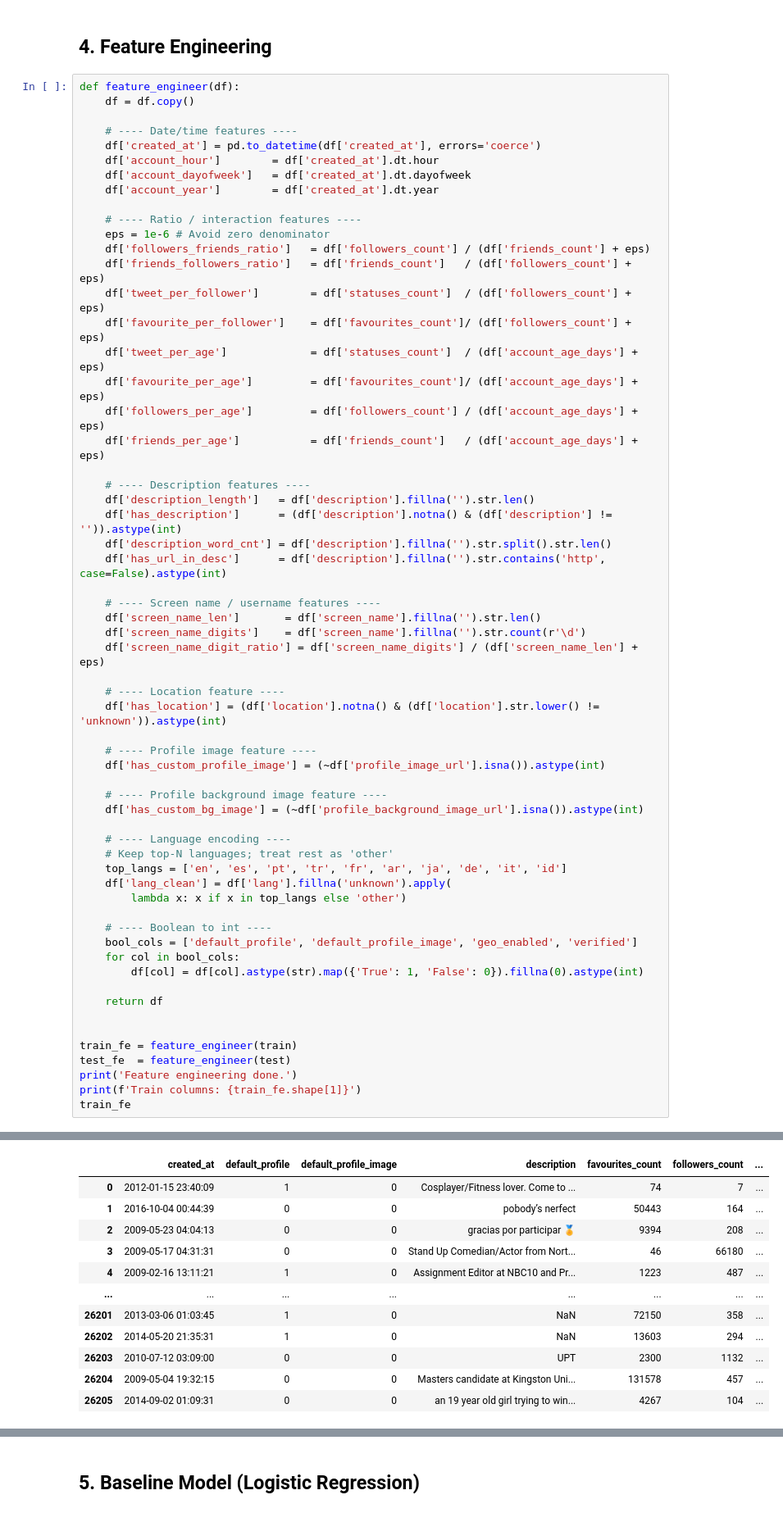
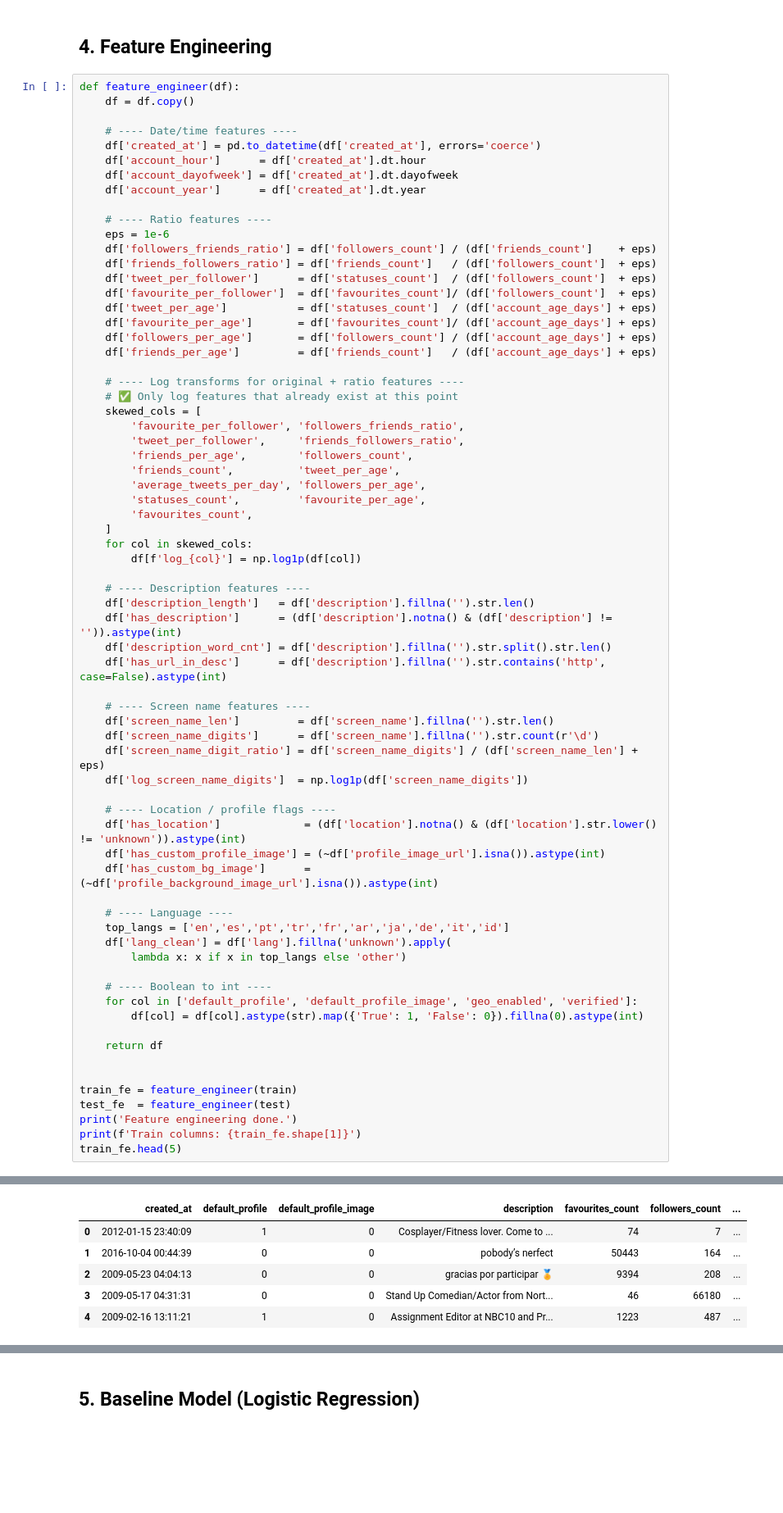
Before and after one commit to haunk/Twitter-Bot-account-prediction, a Jupyter notebook: twitter_bot_detection.ipynb, the cells around one changed output, grey strips where cells are left out. Shown at 82% size. Cells and saved outputs as stored; diff of their text form; blank space fills up the shorter version.

```diff
--- a/twitter_bot_detection.ipynb
+++ b/twitter_bot_detection.ipynb
@@ -172,20 +180,34 @@ def feature_engineer(df):
 
     # ---- Date/time features ----
     df['created_at'] = pd.to_datetime(df['created_at'], errors='coerce')
-    df['account_hour']        = df['created_at'].dt.hour
-    df['account_dayofweek']   = df['created_at'].dt.dayofweek
-    df['account_year']        = df['created_at'].dt.year
+    df['account_hour']      = df['created_at'].dt.hour
+    df['account_dayofweek'] = df['created_at'].dt.dayofweek
+    df['account_year']      = df['created_at'].dt.year
 
-    # ---- Ratio / interaction features ----
-    eps = 1e-6 # Avoid zero denominator
-    df['followers_friends_ratio']   = df['followers_count'] / (df['friends_count'] + eps)
-    df['friends_followers_ratio']   = df['friends_count']   / (df['followers_count'] + eps)
-    df['tweet_per_follower']        = df['statuses_count']  / (df['followers_count'] + eps)
-    df['favourite_per_follower']    = df['favourites_count']/ (df['followers_count'] + eps)
-    df['tweet_per_age']             = df['statuses_count']  / (df['account_age_days'] + eps)
-    df['favourite_per_age']         = df['favourites_count']/ (df['account_age_days'] + eps)
-    df['followers_per_age']         = df['followers_count'] / (df['account_age_days'] + eps)
-    df['friends_per_age']           = df['friends_count']   / (df['account_age_days'] + eps)
+    # ---- Ratio features ----
+    eps = 1e-6
+    df['followers_friends_ratio'] = df['followers_count'] / (df['friends_count']    + eps)
+    df['friends_followers_ratio'] = df['friends_count']   / (df['followers_count']  + eps)
+    df['tweet_per_follower']      = df['statuses_count']  / (df['followers_count']  + eps)
+    df['favourite_per_follower']  = df['favourites_count']/ (df['followers_count']  + eps)
+    df['tweet_per_age']           = df['statuses_count']  / (df['account_age_days'] + eps)
+    df['favourite_per_age']       = df['favourites_count']/ (df['account_age_days'] + eps)
+    df['followers_per_age']       = df['followers_count'] / (df['account_age_days'] + eps)
+    df['friends_per_age']         = df['friends_count']   / (df['account_age_days'] + eps)
+
+    # ---- Log transforms for original + ratio features ----
+    # ✅ Only log features that already exist at this point
+    skewed_cols = [
+        'favourite_per_follower', 'followers_friends_ratio',
+        'tweet_per_follower',     'friends_followers_ratio',
+        'friends_per_age',        'followers_count',
+        'friends_count',          'tweet_per_age',
+        'average_tweets_per_day', 'followers_per_age',
+        'statuses_count',         'favourite_per_age',
+        'favourites_count',
+    ]
+    for col in skewed_cols:
+        df[f'log_{col}'] = np.log1p(df[col])
 
     # ---- Description features ----
     df['description_length']   = df['description'].fillna('').str.len()
@@ -193,29 +215,24 @@ def feature_engineer(df):
     df['description_word_cnt'] = df['description'].fillna('').str.split().str.len()
     df['has_url_in_desc']      = df['description'].fillna('').str.contains('http', case=False).astype(int)
 
-    # ---- Screen name / username features ----
-    df['screen_name_len']       = df['screen_name'].fillna('').str.len()
-    df['screen_name_digits']    = df['screen_name'].fillna('').str.count(r'\d')
+    # ---- Screen name features ----
+    df['screen_name_len']         = df['screen_name'].fillna('').str.len()
+    df['screen_name_digits']      = df['screen_name'].fillna('').str.count(r'\d')
     df['screen_name_digit_ratio'] = df['screen_name_digits'] / (df['screen_name_len'] + eps)
+    df['log_screen_name_digits']  = np.log1p(df['screen_name_digits'])
 
-    # ---- Location feature ----
-    df['has_location'] = (df['location'].notna() & (df['location'].str.lower() != 'unknown')).astype(int)
+    # ---- Location / profile flags ----
+    df['has_location']             = (df['location'].notna() & (df['location'].str.lower() != 'unknown')).astype(int)
+    df['has_custom_profile_image'] = (~df['profile_image_url'].isna()).astype(int)
+    df['has_custom_bg_image']      = (~df['profile_background_image_url'].isna()).astype(int)
 
-    # ---- Profile image feature ----
-    df['has_custom_profile_image'] = (~df['profile_image_url'].isna()).astype(int)
-
-    # ---- Profile background image feature ----
-    df['has_custom_bg_image'] = (~df['profile_background_image_url'].isna()).astype(int)
-
-    # ---- Language encoding ----
-    # Keep top-N languages; treat rest as 'other'
-    top_langs = ['en', 'es', 'pt', 'tr', 'fr', 'ar', 'ja', 'de', 'it', 'id']
+    # ---- Language ----
+    top_langs = ['en','es','pt','tr','fr','ar','ja','de','it','id']
     df['lang_clean'] = df['lang'].fillna('unknown').apply(
         lambda x: x if x in top_langs else 'other')
 
     # ---- Boolean to int ----
-    bool_cols = ['default_profile', 'default_profile_image', 'geo_enabled', 'verified']
-    for col in bool_cols:
+    for col in ['default_profile', 'default_profile_image', 'geo_enabled', 'verified']:
         df[col] = df[col].astype(str).map({'True': 1, 'False': 0}).fillna(0).astype(int)
 
     return df
@@ -225,6 +242,6 @@ train_fe = feature_engineer(train)
 test_fe  = feature_engineer(test)
 print('Feature engineering done.')
 print(f'Train columns: {train_fe.shape[1]}')
-train_fe
+train_fe.head(5)
 # %% [output]
 Feature engineering done.
@@ -232,12 +249,6 @@ Train columns: 41
 |  | created_at | default_profile | default_profile_image | description | favourites_count | followers_count | ... |
 | 0 | 2012-01-15 23:40:09 | 1 | 0 | Cosplayer/Fitness lover. Come to ... | 74 | 7 | ... |
 | 1 | 2016-10-04 00:44:39 | 0 | 0 | pobody’s nerfect | 50443 | 164 | ... |
 | 2 | 2009-05-23 04:04:13 | 0 | 0 | gracias por participar 🏅 | 9394 | 208 | ... |
 | 3 | 2009-05-17 04:31:31 | 0 | 0 | Stand Up Comedian/Actor from Nort... | 46 | 66180 | ... |
 | 4 | 2009-02-16 13:11:21 | 1 | 0 | Assignment Editor at NBC10 and Pr... | 1223 | 487 | ... |
-| ... | ... | ... | ... | ... | ... | ... | ... |
-| 26201 | 2013-03-06 01:03:45 | 1 | 0 | NaN | 72150 | 358 | ... |
-| 26202 | 2014-05-20 21:35:31 | 1 | 0 | NaN | 13603 | 294 | ... |
-| 26203 | 2010-07-12 03:09:00 | 0 | 0 | UPT | 2300 | 1132 | ... |
-| 26204 | 2009-05-04 19:32:15 | 0 | 0 | Masters candidate at Kingston Uni... | 131578 | 457 | ... |
-| 26205 | 2014-09-02 01:09:31 | 0 | 0 | an 19 year old girl trying to win... | 4267 | 104 | ... |
```
Also changed, not shown: parts of 15 cells of this notebook, 2 other files.
